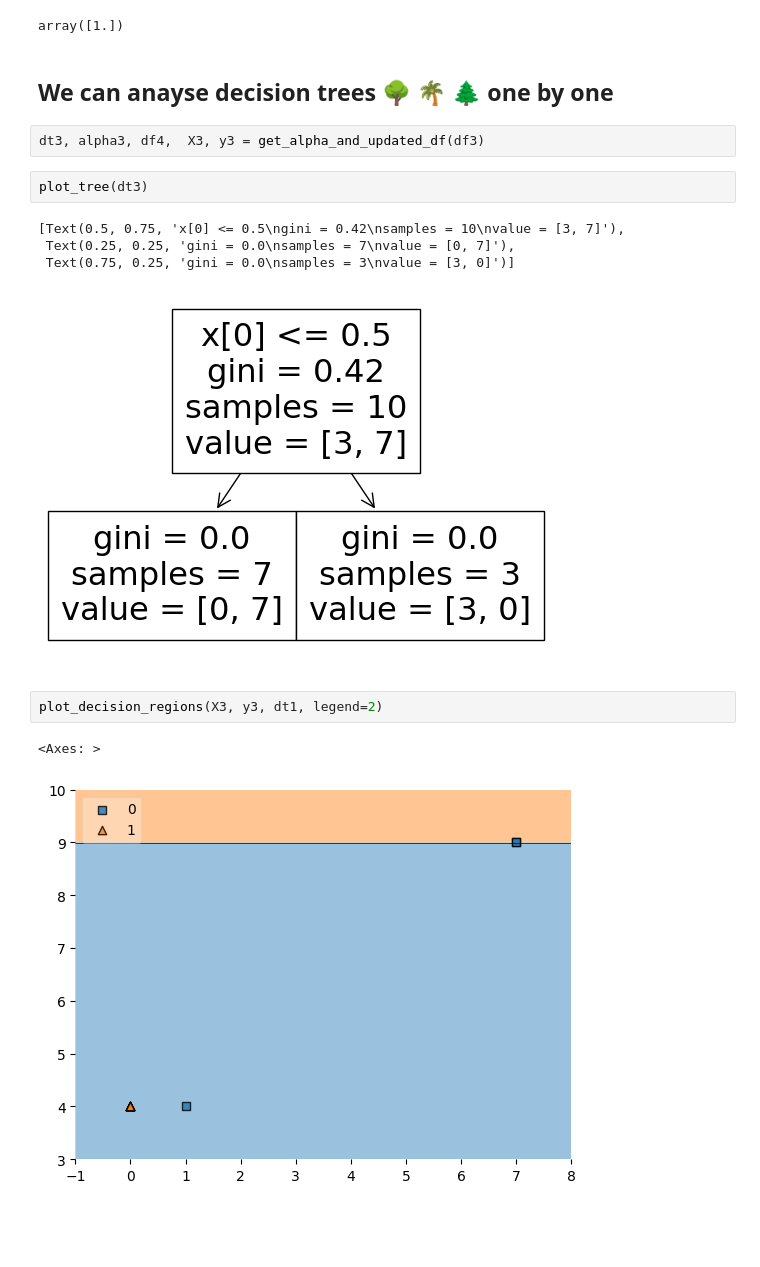
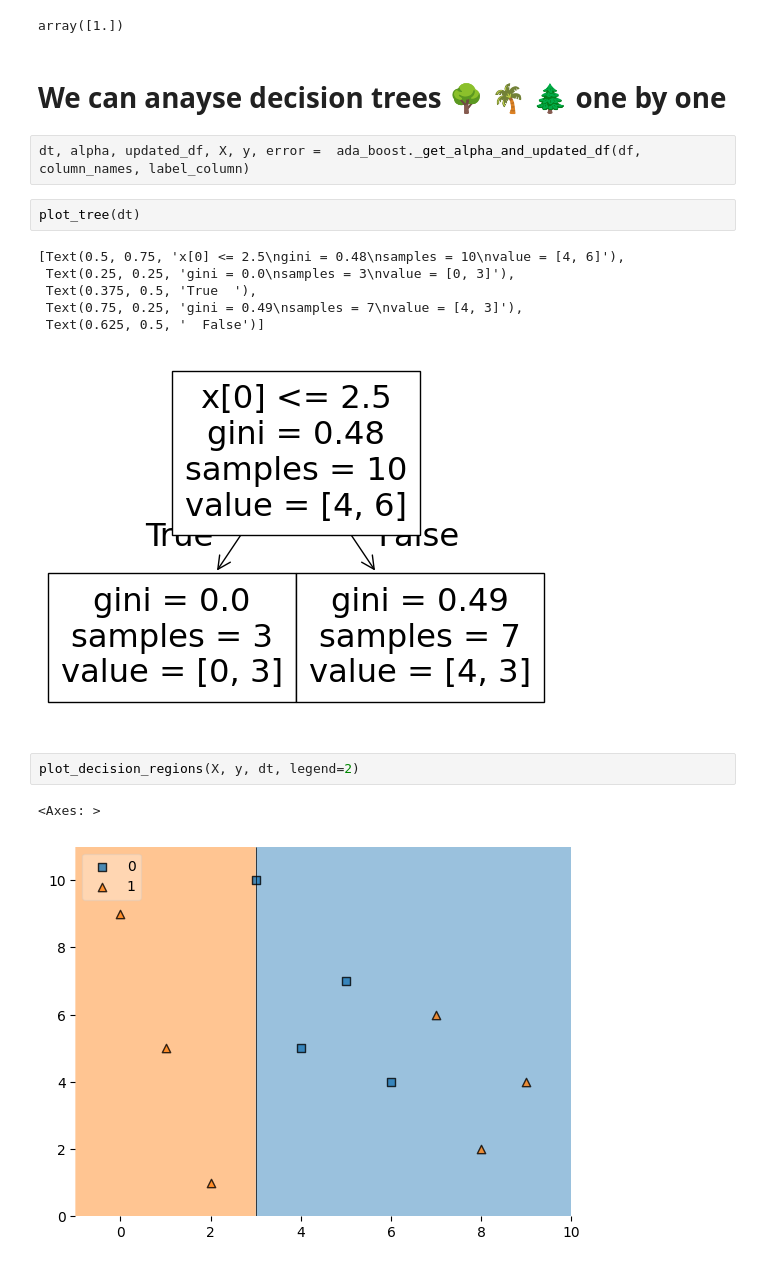
Before and after one commit to muzaffar21/ada_boost_from_scratch, a Jupyter notebook: ada_boost_from_scratch.ipynb, the cells around one changed output. Drawn from its saved outputs; the diff is of its cells as text; blank space fills up the shorter version.

```diff
--- a/ada_boost_from_scratch.ipynb
+++ b/ada_boost_from_scratch.ipynb
@@ -108,18 +174,20 @@ ada_boost.get_prediction(alphas, query, dts)
 # %% [output]
 array([1.])
 # %% [markdown]
-## We can anayse decision  trees 🌳 🌴  🌲  one by one
+# We can anayse decision  trees 🌳 🌴  🌲  one by one
 # %%
-dt3, alpha3, df4,  X3, y3 = get_alpha_and_updated_df(df3)
+dt, alpha, updated_df, X, y, error =  ada_boost._get_alpha_and_updated_df(df, column_names, label_column)
 # %%
-plot_tree(dt3)
+plot_tree(dt)
 # %% [output]
-[Text(0.5, 0.75, 'x[0] <= 0.5\ngini = 0.42\nsamples = 10\nvalue = [3, 7]'),
- Text(0.25, 0.25, 'gini = 0.0\nsamples = 7\nvalue = [0, 7]'),
- Text(0.75, 0.25, 'gini = 0.0\nsamples = 3\nvalue = [3, 0]')]
+[Text(0.5, 0.75, 'x[0] <= 2.5\ngini = 0.48\nsamples = 10\nvalue = [4, 6]'),
+ Text(0.25, 0.25, 'gini = 0.0\nsamples = 3\nvalue = [0, 3]'),
+ Text(0.375, 0.5, 'True  '),
+ Text(0.75, 0.25, 'gini = 0.49\nsamples = 7\nvalue = [4, 3]'),
+ Text(0.625, 0.5, '  False')]
-[figure, old version]
+[figure, new version]
 # %%
-plot_decision_regions(X3, y3, dt1, legend=2)
+plot_decision_regions(X, y, dt, legend=2)
 # %% [output]
 <Axes: >
-[figure, old version]
+[figure, new version]
```
Also changed, not shown: parts of 22 cells of this notebook.
